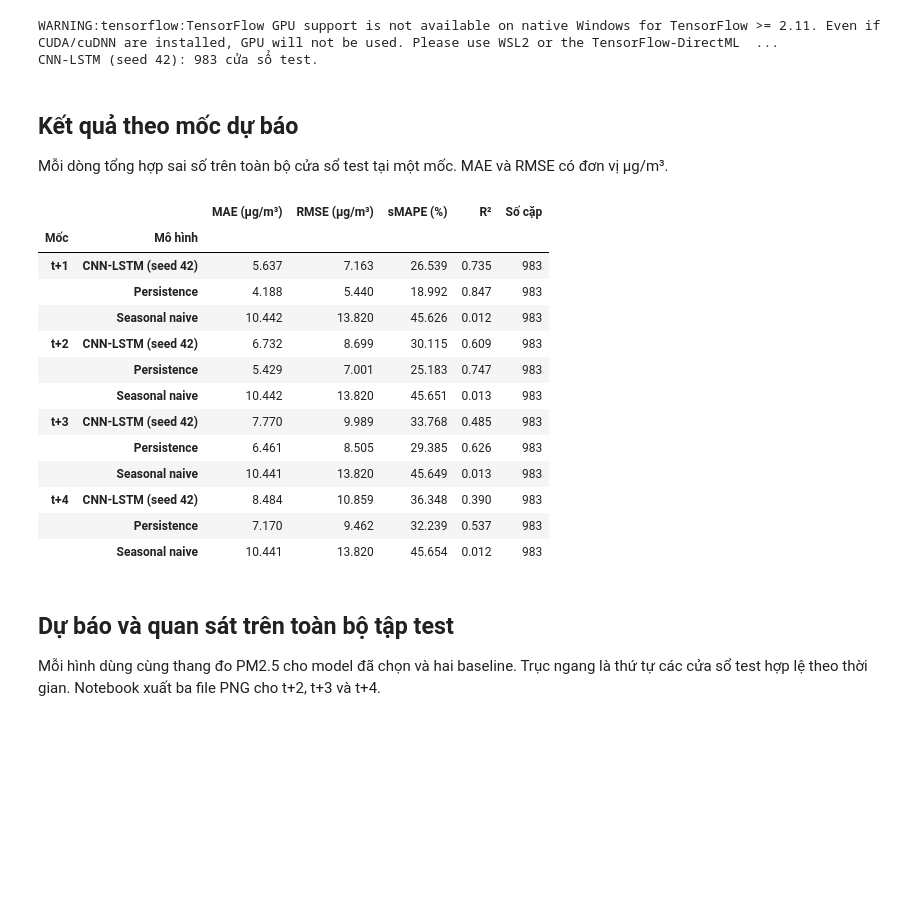
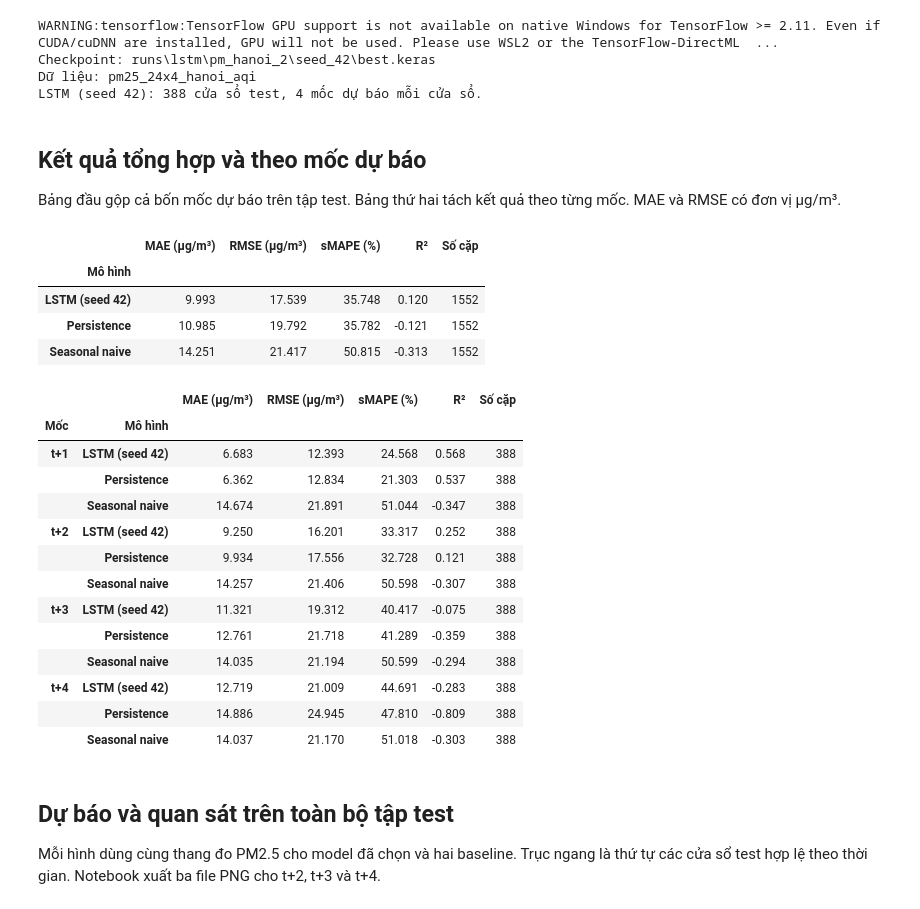
Before and after one commit to tranhgocode/ESP32_NodeSensor, a Jupyter notebook: HN_PM25_forecasting/notebooks/03_evaluate_baselines.ipynb, the cells around one changed output. Drawn from its saved outputs; the diff is of its cells as text; code cells hidden in the pictures; blank space fills up the shorter version.

```diff
--- a/HN_PM25_forecasting/notebooks/03_evaluate_baselines.ipynb
+++ b/HN_PM25_forecasting/notebooks/03_evaluate_baselines.ipynb
@@ -46,12 +34,24 @@ import tensorflow as tf
 from scripts.evaluate import predict_batches
 from src.utils import dataset_fingerprint, read_json, sha256
 
-checkpoint = root / "runs/cnn_lstm/cnn_lstm-test/seed_42/best.keras"
+checkpoint = root / "runs/lstm/pm_hanoi_2/seed_42/best.keras"
+if not checkpoint.is_file():
+    raise FileNotFoundError(f"Không tìm thấy checkpoint tại {checkpoint}")
 metadata = read_json(checkpoint.parent / "run_metadata.json")
 if sha256(checkpoint) != metadata["checkpoint_sha256"]:
     raise ValueError("Checkpoint đã thay đổi so với metadata của lần train.")
-if dataset_fingerprint(config.processed) != metadata["dataset_fingerprint"]:
+
+# Dùng đúng bộ dữ liệu của checkpoint, kể cả khi cấu hình mặc định đã đổi.
+processed_dir = Path(metadata["processed_dir"])
+if not processed_dir.is_dir():
+    processed_dir = load_config(root / "configs/common.yaml").processed
+if dataset_fingerprint(processed_dir) != metadata["dataset_fingerprint"]:
     raise ValueError("Dữ liệu hiện tại khác dữ liệu được ghi trong metadata của model.")
+
+X, y = load_prepared_split(processed_dir, "test")
+scalers = load_scalers(processed_dir / "scalers.json")
+X_raw = scalers.x.inverse_transform(X.reshape(-1, X.shape[-1])).reshape(X.shape)
+y_raw = inverse_targets(y, scalers)
 
 with tf.device("/CPU:0"):
     model = tf.keras.models.load_model(checkpoint, compile=False)
@@ -59,57 +59,73 @@ with tf.device("/CPU:0"):
 
 model_name = metadata["model_name"].replace("_", "-").upper()
 model_label = f"{model_name} (seed {metadata['seed']})"
-print(f"{model_label}: {len(model_forecasts):,} cửa sổ test.")
+print(f"Checkpoint: {checkpoint.relative_to(root)}")
+print(f"Dữ liệu: {processed_dir.name}")
+print(f"{model_label}: {len(y_raw):,} cửa sổ test, {y_raw.shape[1]} mốc dự báo mỗi cửa sổ.")
 # %% [output]
 WARNING:tensorflow:TensorFlow GPU support is not available on native Windows for TensorFlow >= 2.11. Even if CUDA/cuDNN are installed, GPU will not be used. Please use WSL2 or the TensorFlow-DirectML  ...
-CNN-LSTM (seed 42): 983 cửa sổ test.
+Checkpoint: runs\lstm\pm_hanoi_2\seed_42\best.keras
+Dữ liệu: pm25_24x4_hanoi_aqi
+LSTM (seed 42): 388 cửa sổ test, 4 mốc dự báo mỗi cửa sổ.
 # %% [markdown]
-## Kết quả theo mốc dự báo
+## Kết quả tổng hợp và theo mốc dự báo
 
-Mỗi dòng tổng hợp sai số trên toàn bộ cửa sổ test tại một mốc. MAE và RMSE có đơn vị µg/m³.
+Bảng đầu gộp cả bốn mốc dự báo trên tập test. Bảng thứ hai tách kết quả theo từng mốc. MAE và RMSE có đơn vị µg/m³.
 # %%
 predictions = {
     model_label: model_forecasts,
     "Persistence": persistence_forecast(X_raw),
     "Seasonal naive": seasonal_naive_forecast(X_raw),
 }
-scores = {
-    name: compute_forecast_metrics(y_raw, prediction)["per_horizon"]
+metrics_by_model = {
+    name: compute_forecast_metrics(y_raw, prediction)
     for name, prediction in predictions.items()
 }
+scores = {name: metrics["per_horizon"] for name, metrics in metrics_by_model.items()}
 horizon_hours = range(1, y_raw.shape[1] + 1)
 metric_labels = {
     "mae": "MAE (µg/m³)",
     "rmse": "RMSE (µg/m³)",
     "smape_pct": "sMAPE (%)",
     "r2": "R²",
     "n_pairs": "Số cặp",
 }
+overall = pd.DataFrame.from_dict(
+    {name: metrics["overall"] for name, metrics in metrics_by_model.items()},
+    orient="index",
+).rename_axis("Mô hình")
+display(overall[list(metric_labels)].sort_values("mae").rename(columns=metric_labels).round(3))
+
 table = pd.DataFrame([
     {"Mốc": f"t+{hour}", "Mô hình": name, **metrics[hour - 1]}
     for hour in horizon_hours
     for name, metrics in scores.items()
 ])
 display(
     table.set_index(["Mốc", "Mô hình"])[list(metric_labels)]
     .rename(columns=metric_labels)
     .round(3)
 )
 # %% [output]
-|  |  | MAE (µg/m³) | RMSE (µg/m³) | sMAPE (%) | R² | Số cặp |
-| Mốc | Mô hình |  |  |  |  |  |
-| t+1 | CNN-LSTM (seed 42) | 5.637 | 7.163 | 26.539 | 0.735 | 983 |
-|  | Persistence | 4.188 | 5.440 | 18.992 | 0.847 | 983 |
-|  | Seasonal naive | 10.442 | 13.820 | 45.626 | 0.012 | 983 |
-| t+2 | CNN-LSTM (seed 42) | 6.732 | 8.699 | 30.115 | 0.609 | 983 |
-|  | Persistence | 5.429 | 7.001 | 25.183 | 0.747 | 983 |
-|  | Seasonal naive | 10.442 | 13.820 | 45.651 | 0.013 | 983 |
-| t+3 | CNN-LSTM (seed 42) | 7.770 | 9.989 | 33.768 | 0.485 | 983 |
-|  | Persistence | 6.461 | 8.505 | 29.385 | 0.626 | 983 |
-|  | Seasonal naive | 10.441 | 13.820 | 45.649 | 0.013 | 983 |
-| t+4 | CNN-LSTM (seed 42) | 8.484 | 10.859 | 36.348 | 0.390 | 983 |
-|  | Persistence | 7.170 | 9.462 | 32.239 | 0.537 | 983 |
-|  | Seasonal naive | 10.441 | 13.820 | 45.654 | 0.012 | 983 |
+|  | MAE (µg/m³) | RMSE (µg/m³) | sMAPE (%) | R² | Số cặp |
+| Mô hình |  |  |  |  |  |
+| LSTM (seed 42) | 9.993 | 17.539 | 35.748 | 0.120 | 1552 |
+| Persistence | 10.985 | 19.792 | 35.782 | -0.121 | 1552 |
+| Seasonal naive | 14.251 | 21.417 | 50.815 | -0.313 | 1552 |
+|  |  | MAE (µg/m³) | RMSE (µg/m³) | sMAPE (%) | R² | Số cặp |
+| Mốc | Mô hình |  |  |  |  |  |
+| t+1 | LSTM (seed 42) | 6.683 | 12.393 | 24.568 | 0.568 | 388 |
+|  | Persistence | 6.362 | 12.834 | 21.303 | 0.537 | 388 |
+|  | Seasonal naive | 14.674 | 21.891 | 51.044 | -0.347 | 388 |
+| t+2 | LSTM (seed 42) | 9.250 | 16.201 | 33.317 | 0.252 | 388 |
+|  | Persistence | 9.934 | 17.556 | 32.728 | 0.121 | 388 |
+|  | Seasonal naive | 14.257 | 21.406 | 50.598 | -0.307 | 388 |
+| t+3 | LSTM (seed 42) | 11.321 | 19.312 | 40.417 | -0.075 | 388 |
+|  | Persistence | 12.761 | 21.718 | 41.289 | -0.359 | 388 |
+|  | Seasonal naive | 14.035 | 21.194 | 50.599 | -0.294 | 388 |
+| t+4 | LSTM (seed 42) | 12.719 | 21.009 | 44.691 | -0.283 | 388 |
+|  | Persistence | 14.886 | 24.945 | 47.810 | -0.809 | 388 |
+|  | Seasonal naive | 14.037 | 21.170 | 51.018 | -0.303 | 388 |
 # %% [markdown]
 ## Dự báo và quan sát trên toàn bộ tập test
 
```
Also changed, not shown: parts of 3 cells of this notebook.
